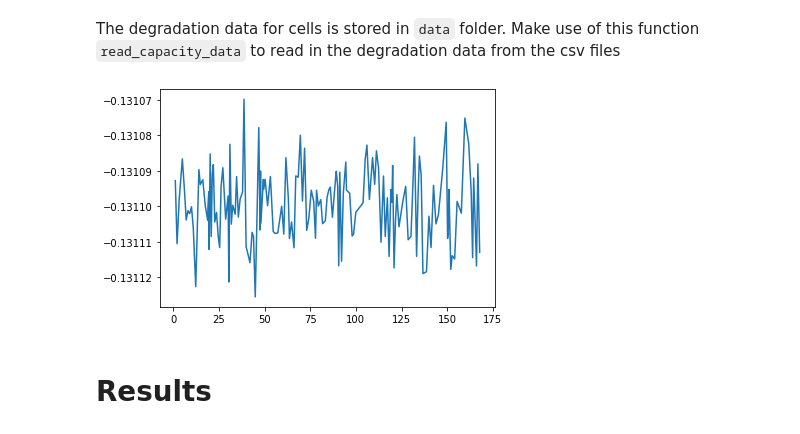
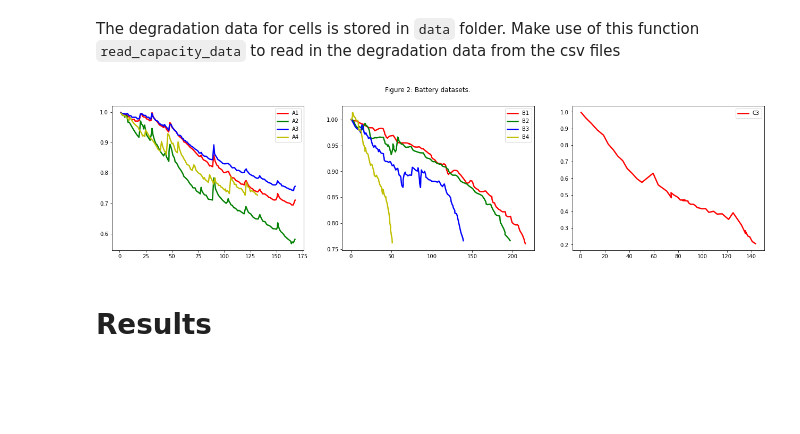
Before and after one commit to aniket-ak/Battery-SOH-Forecasting, a Jupyter notebook: Notebooks/Battery.ipynb, the cells around one changed output. Cells and saved outputs as stored; diff of their text form; code cells hidden in the pictures; blank space fills up the shorter version.

Commit message:
Added figure 2

```diff
--- a/Notebooks/Battery.ipynb
+++ b/Notebooks/Battery.ipynb
@@ -47,8 +46,4 @@ The degradation data for cells is stored in `data` folder. Make use of this func
 # %%
 def read_capacity_data(cell_name):
     cell_data = pd.read_csv('./data/'+cell_name+'.csv',header=None, names=['Time','Capacity'])
-    return cell_data['Capacity'].values, cell_data['Time'].values
+    return cell_data['Capacity'].values[:,np.newaxis], cell_data['Time'].values[:,np.newaxis]
-# %%
-capacity, time = read_capacity_data("A1")
-capacity = capacity[:,np.newaxis]
-time = time[:,np.newaxis]
@@ -61,8 +50,24 @@ f_star_samples = gpr.sample_prior(time, n_samples=n_samples)
-# %%
-for i in range(n_samples):
-    plt.plot(time, f_star_samples)
-# %% [output]
-[figure, removed]
+# %%
+colors = ['r', 'g', 'b', 'y']
+fig, (ax1, ax2, ax3) = plt.subplots(1, 3, figsize=(22,5))
+fig.suptitle('Figure 2: Battery datasets.')
+
+for i in range(4):
+    capacity, time = read_capacity_data("A"+str(i+1))
+    ax1.plot(time, capacity, colors[i], linewidth=2.5, label="A"+str(i+1))
+    ax1.legend();
+
+for i in range(4):
+    capacity, time = read_capacity_data("B"+str(i+1))
+    ax2.plot(time, capacity, colors[i], linewidth=2.5, label="B"+str(i+1))
+    ax2.legend();
+
+for i in range(1):
+    capacity, time = read_capacity_data("C"+str(i+3))
+    ax3.plot(time, capacity, colors[i], linewidth=2.5, label="C"+str(i+3))
+    ax3.legend();
+# %% [output]
+[figure, added]
 # %% [markdown]
 # Results
 # %% [markdown]
```
Also changed, not shown: parts of 11 cells of this notebook, 3 other files.
